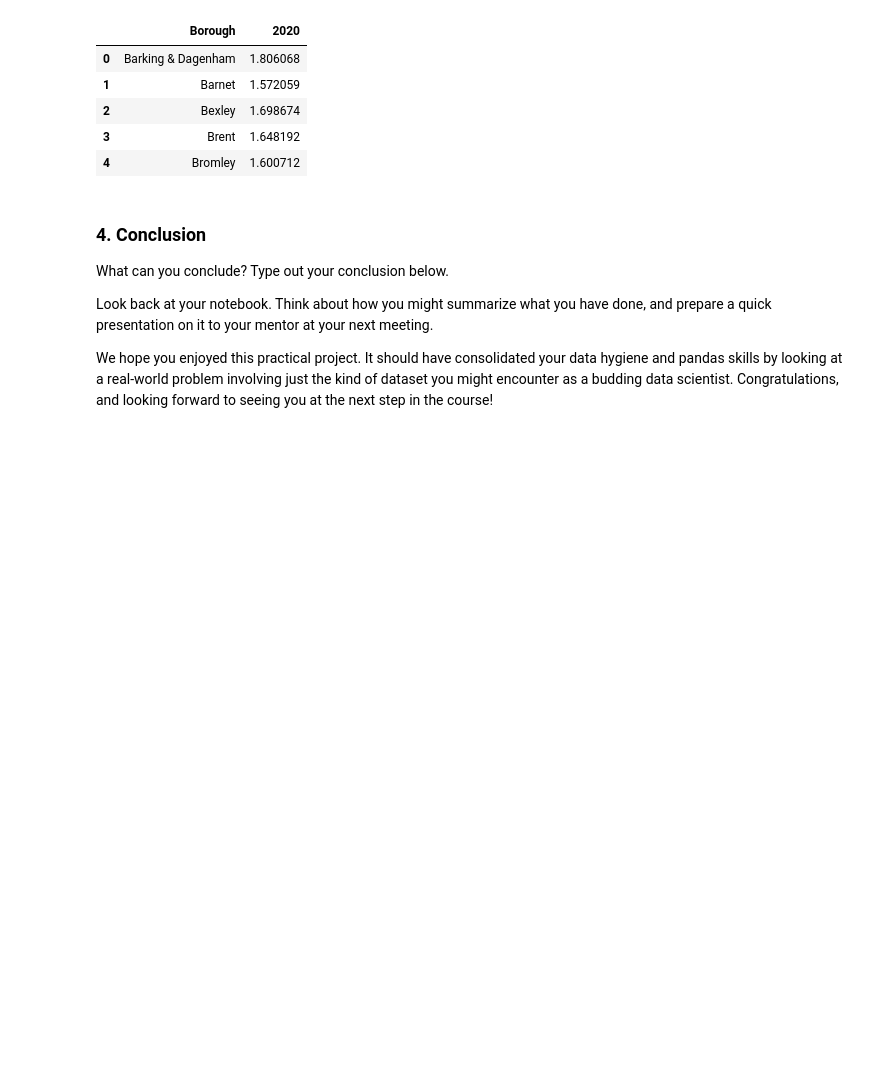
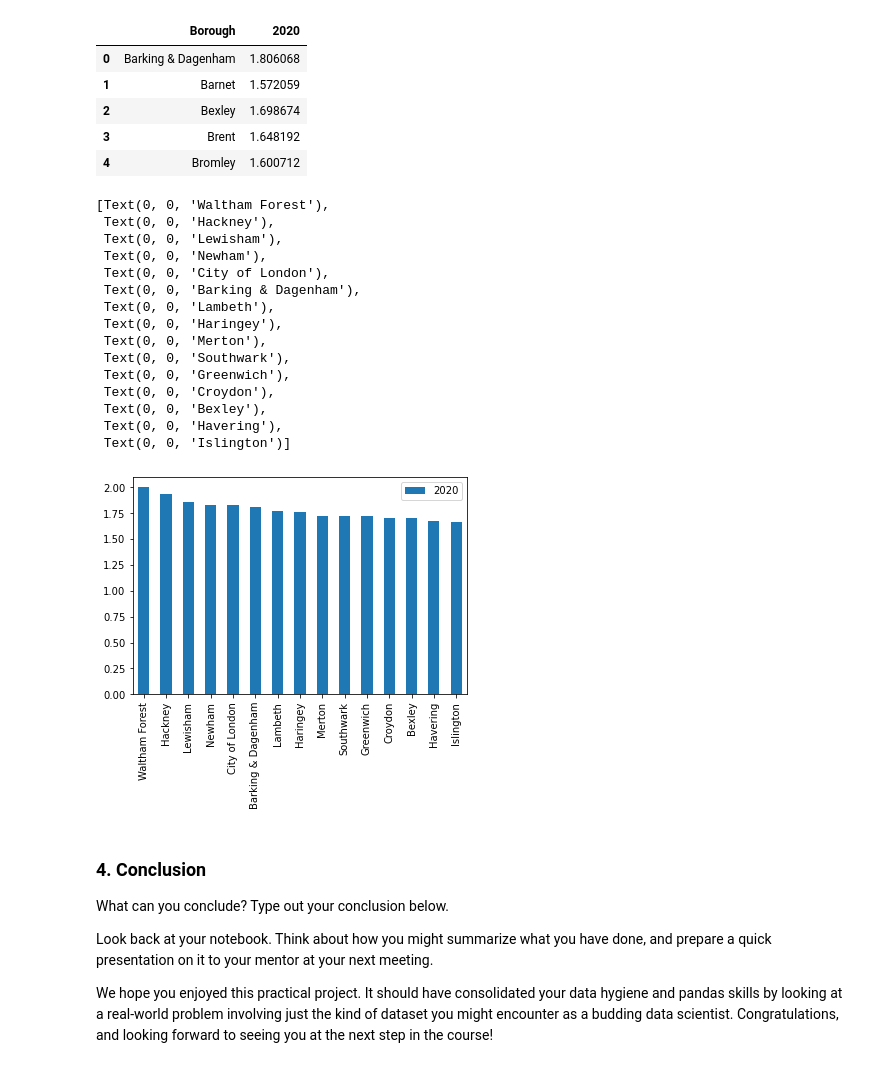
Before and after one commit to yepterence/london-housing-prices, a Jupyter notebook: Unit 4 Challenge - Tier 3.ipynb, the cells around one changed output. Saved outputs shown, nothing was run; the diff lists cells and outputs as text; code cells hidden in the pictures; blank space fills up the shorter version.

Commit message:
Created bar graph to show 15 boroughs that showed significant appreciation in average house price

```diff
--- a/Unit 4 Challenge - Tier 3.ipynb
+++ b/Unit 4 Challenge - Tier 3.ipynb
@@ -368,6 +368,28 @@ df_ratios.head()
 | 2 | Bexley | 1.698674 |
 | 3 | Brent | 1.648192 |
 | 4 | Bromley | 1.600712 |
+# %%
+top15 = df_ratios.sort_values(by='2020',ascending=False).head(15)
+# Plotting top 15 boroughs with largest changes in price since 2010
+ax = top15.plot(kind='bar')
+ax.set_xticklabels(top15.Borough)
+# %% [output]
+[Text(0, 0, 'Waltham Forest'),
+ Text(0, 0, 'Hackney'),
+ Text(0, 0, 'Lewisham'),
+ Text(0, 0, 'Newham'),
+ Text(0, 0, 'City of London'),
+ Text(0, 0, 'Barking & Dagenham'),
+ Text(0, 0, 'Lambeth'),
+ Text(0, 0, 'Haringey'),
+ Text(0, 0, 'Merton'),
+ Text(0, 0, 'Southwark'),
+ Text(0, 0, 'Greenwich'),
+ Text(0, 0, 'Croydon'),
+ Text(0, 0, 'Bexley'),
+ Text(0, 0, 'Havering'),
+ Text(0, 0, 'Islington')]
+[figure, added]
 # %% [markdown]
 ### 4. Conclusion
 What can you conclude? Type out your conclusion below.
```
